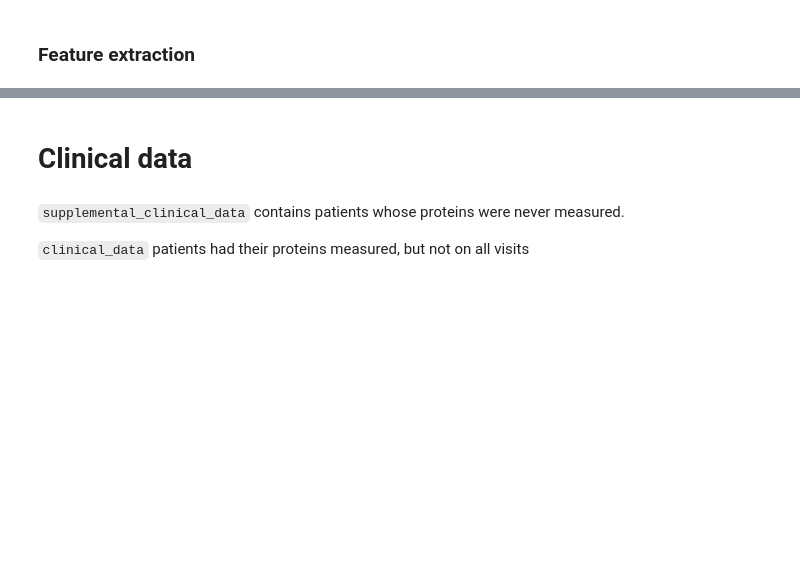
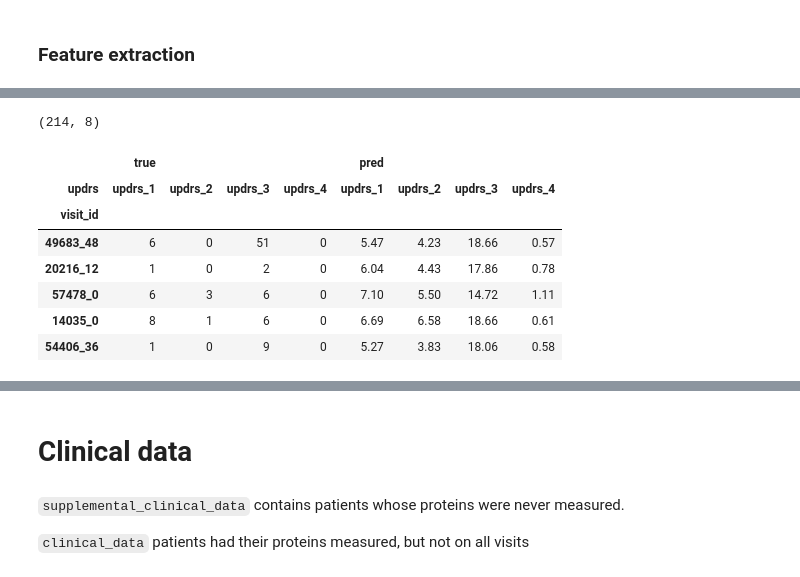
Before and after one commit to prithvidasgupta/si-618-parkinson-prediction, a Jupyter notebook: main.ipynb, the cells around one changed output, grey strips where cells are left out. Drawn from its saved outputs; the diff is of its cells as text; code cells hidden in the pictures; blank space fills up the shorter version.

```diff
--- a/main.ipynb
+++ b/main.ipynb
@@ -105,0 +125,29 @@ X_pca.shape
+# %%
+y_pred = model.predict(X_test)
+# %%
+y_test_ = y_test.copy()
+y_test_.columns = pd.MultiIndex.from_product(
+        [['true'], y_test.columns],
+        names=['', 'updrs'])
+
+y_pred_ = pd.DataFrame(y_pred)
+y_pred_.index = y_test_.index
+y_pred_.columns = pd.MultiIndex.from_product(
+        [['pred'], y_test.columns],
+        names=['', 'updrs'])
+
+result_df = pd.concat([y_test_, y_pred_], axis=1)
+result_df.shape
+# %% [output]
+(214, 8)
+# %%
+result_df.head()
+# %% [output]
+|  | true |  |  |  | pred |  |  |  |
+| updrs | updrs_1 | updrs_2 | updrs_3 | updrs_4 | updrs_1 | updrs_2 | updrs_3 | updrs_4 |
+| visit_id |  |  |  |  |  |  |  |  |
+| 49683_48 | 6 | 0 | 51 | 0 | 5.47 | 4.23 | 18.66 | 0.57 |
+| 20216_12 | 1 | 0 | 2 | 0 | 6.04 | 4.43 | 17.86 | 0.78 |
+| 57478_0 | 6 | 3 | 6 | 0 | 7.10 | 5.50 | 14.72 | 1.11 |
+| 14035_0 | 8 | 1 | 6 | 0 | 6.69 | 6.58 | 18.66 | 0.61 |
+| 54406_36 | 1 | 0 | 9 | 0 | 5.27 | 3.83 | 18.06 | 0.58 |
```
Also changed, not shown: parts of 19 cells of this notebook, 3 other files.
